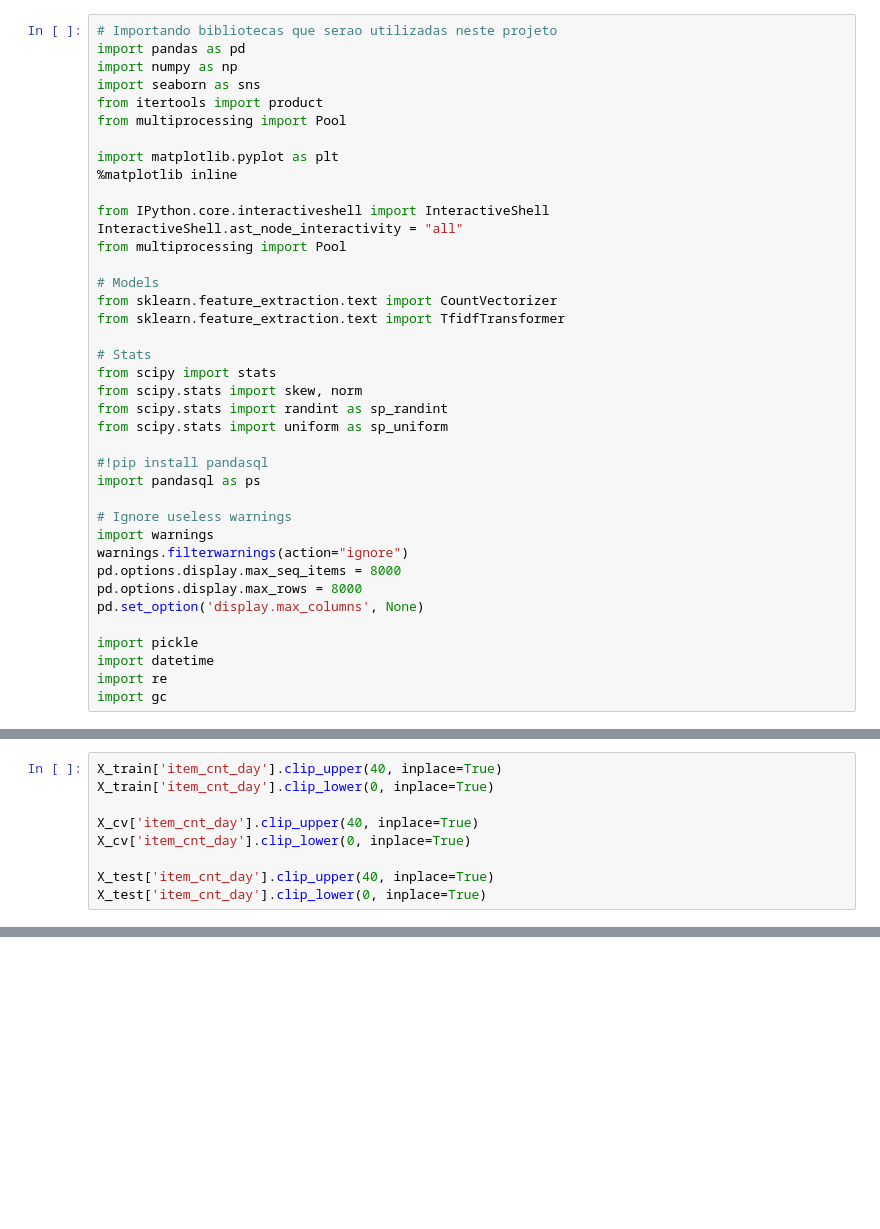
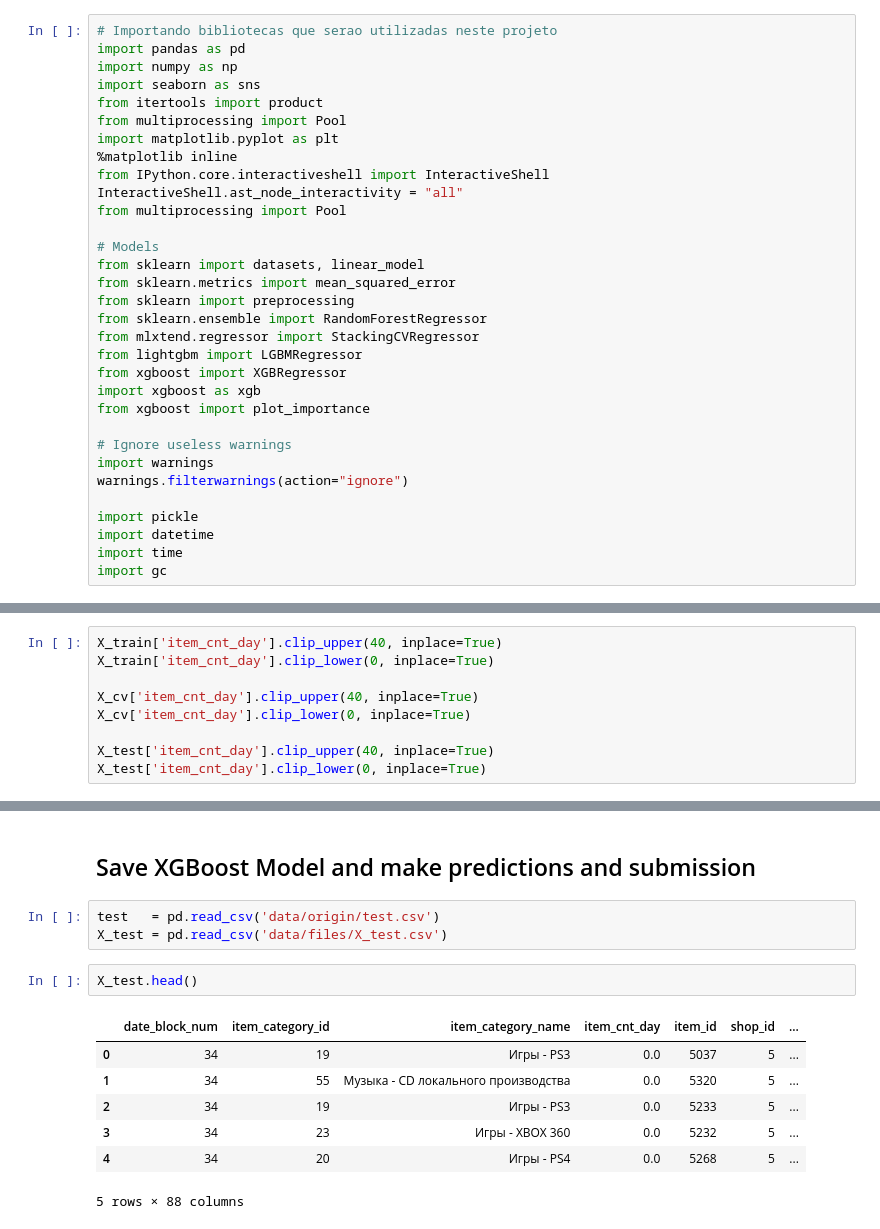
Before and after one commit to RodrigoLima82/Coursera-Advance-Machine-Learning, a Jupyter notebook: Final project/final_project.ipynb, the cells around one changed output, grey strips where cells are left out. Drawn from its saved outputs; the diff is of its cells as text; blank space fills up the shorter version.

```diff
--- a/Final project/final_project.ipynb
+++ b/Final project/final_project.ipynb
@@ -14,37 +15,30 @@ import numpy as np
 import seaborn as sns
 from itertools import product
 from multiprocessing import Pool
-
 import matplotlib.pyplot as plt
 %matplotlib inline
-
 from IPython.core.interactiveshell import InteractiveShell
 InteractiveShell.ast_node_interactivity = "all"
 from multiprocessing import Pool
 
 # Models
-from sklearn.feature_extraction.text import CountVectorizer
-from sklearn.feature_extraction.text import TfidfTransformer
-
-# Stats
-from scipy import stats
-from scipy.stats import skew, norm
-from scipy.stats import randint as sp_randint
-from scipy.stats import uniform as sp_uniform
-
-#!pip install pandasql
-import pandasql as ps
+from sklearn import datasets, linear_model
+from sklearn.metrics import mean_squared_error
+from sklearn import preprocessing
+from sklearn.ensemble import RandomForestRegressor
+from mlxtend.regressor import StackingCVRegressor
+from lightgbm import LGBMRegressor
+from xgboost import XGBRegressor
+import xgboost as xgb
+from xgboost import plot_importance
 
 # Ignore useless warnings
 import warnings
 warnings.filterwarnings(action="ignore")
-pd.options.display.max_seq_items = 8000
-pd.options.display.max_rows = 8000
-pd.set_option('display.max_columns', None)
 
 import pickle
 import datetime
-import re
+import time
 import gc
 # %% [markdown]
 # Import Data
@@ -422,0 +470,15 @@ test.to_csv('data/submission_2.csv', index=False)
+# %% [markdown]
+## Save XGBoost Model and make predictions and submission
+# %%
+test   = pd.read_csv('data/origin/test.csv')
+X_test = pd.read_csv('data/files/X_test.csv')
+# %%
+X_test.head()
+# %% [output]
+|  | date_block_num | item_category_id | item_category_name | item_cnt_day | item_id | shop_id | ... |
+| 0 | 34 | 19 | Игры - PS3 | 0.0 | 5037 | 5 | ... |
+| 1 | 34 | 55 | Музыка - CD локального производства | 0.0 | 5320 | 5 | ... |
+| 2 | 34 | 19 | Игры - PS3 | 0.0 | 5233 | 5 | ... |
+| 3 | 34 | 23 | Игры - XBOX 360 | 0.0 | 5232 | 5 | ... |
+| 4 | 34 | 20 | Игры - PS4 | 0.0 | 5268 | 5 | ... |
+5 rows × 88 columns
```
Also changed, not shown: parts of 99 cells of this notebook, 3 other files.
